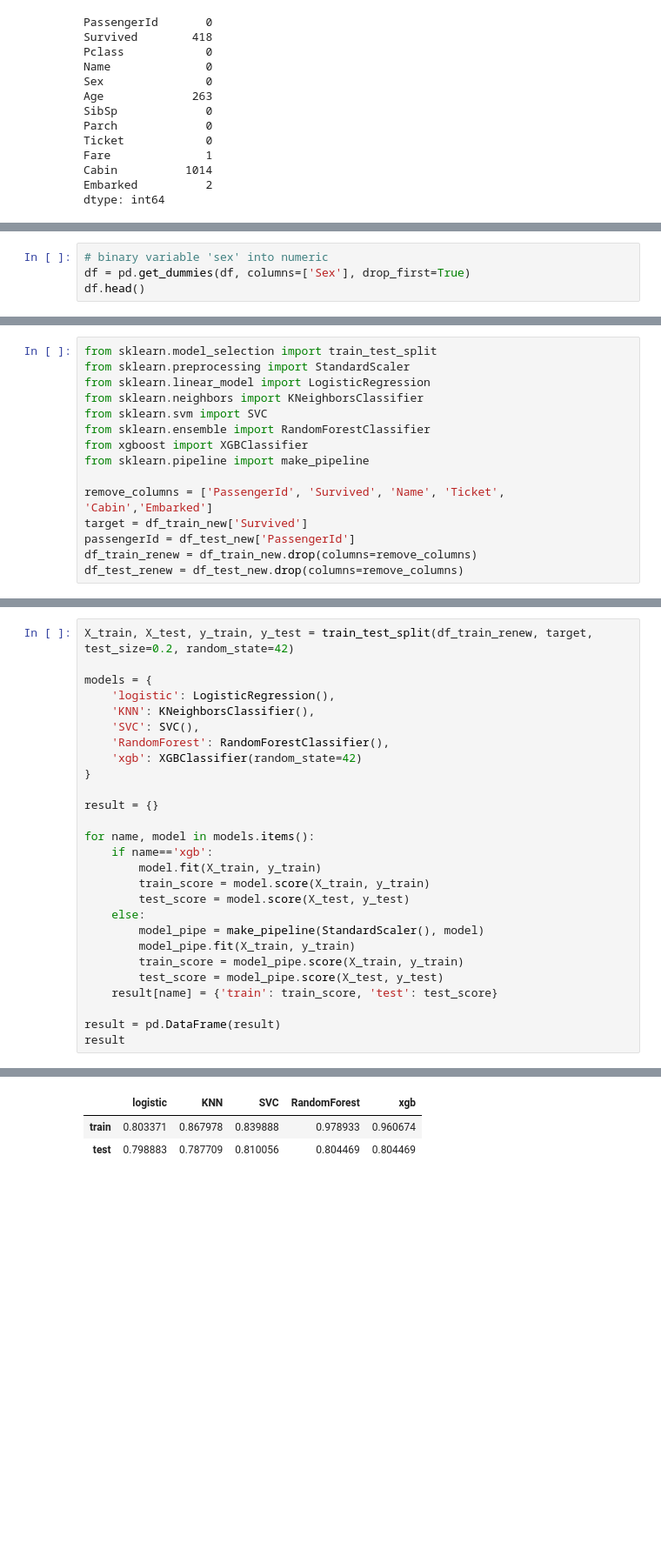
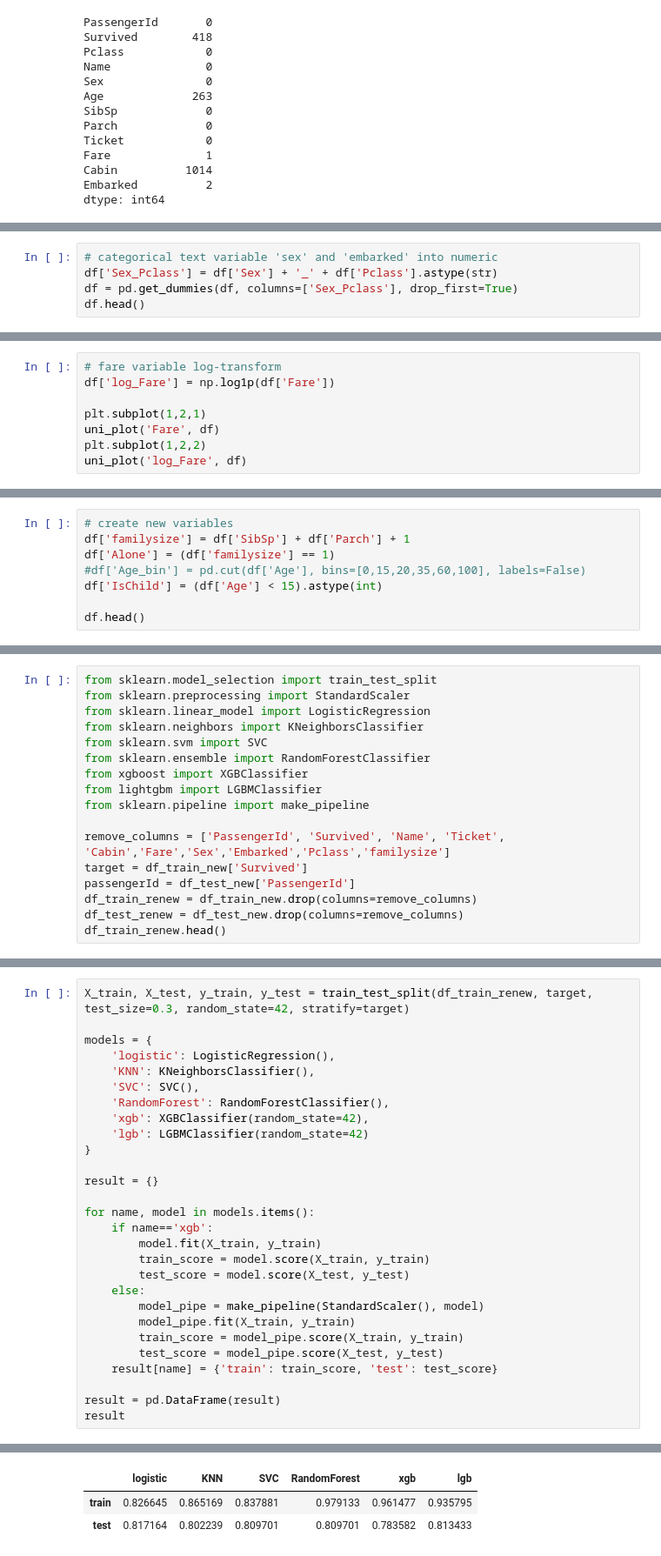
Before and after one commit to fumiya2001/DS-portfolio, a Jupyter notebook: titanic/titanic-1.ipynb, the cells around one changed output, grey strips where cells are left out. Shown: that part at 87% size. Cells and saved outputs as stored; diff of their text form; blank space fills up the shorter version.

```diff
--- a/titanic/titanic-1.ipynb
+++ b/titanic/titanic-1.ipynb
@@ -105,5 +180,6 @@ uni_plot('Age',df)
 # %%
-# binary variable 'sex' into numeric
-df = pd.get_dummies(df, columns=['Sex'], drop_first=True)
+# categorical text variable 'sex' and 'embarked' into numeric
+df['Sex_Pclass'] = df['Sex'] + '_' + df['Pclass'].astype(str)
+df = pd.get_dummies(df, columns=['Sex_Pclass'], drop_first=True)
 df.head()
 # %% [output]
@@ -115,0 +192,8 @@ df.head()
+# %%
+# fare variable log-transform
+df['log_Fare'] = np.log1p(df['Fare'])
+
+plt.subplot(1,2,1)
+uni_plot('Fare', df)
+plt.subplot(1,2,2)
+uni_plot('log_Fare', df)
@@ -115,0 +202,8 @@ df.head()
+# %%
+# create new variables
+df['familysize'] = df['SibSp'] + df['Parch'] + 1
+df['Alone'] = (df['familysize'] == 1)
+#df['Age_bin'] = pd.cut(df['Age'], bins=[0,15,20,35,60,100], labels=False)
+df['IsChild'] = (df['Age'] < 15).astype(int)
+
+df.head()
@@ -125,10 +252,12 @@ from sklearn.neighbors import KNeighborsClassifier
 from sklearn.svm import SVC
 from sklearn.ensemble import RandomForestClassifier
 from xgboost import XGBClassifier
+from lightgbm import LGBMClassifier
 from sklearn.pipeline import make_pipeline
 
-remove_columns = ['PassengerId', 'Survived', 'Name', 'Ticket', 'Cabin','Embarked']
+remove_columns = ['PassengerId', 'Survived', 'Name', 'Ticket', 'Cabin','Fare','Sex','Embarked','Pclass','familysize']
 target = df_train_new['Survived']
 passengerId = df_test_new['PassengerId']
 df_train_renew = df_train_new.drop(columns=remove_columns)
 df_test_renew = df_test_new.drop(columns=remove_columns)
+df_train_renew.head()
@@ -135,12 +271,13 @@ df_test_renew = df_test_new.drop(columns=remove_columns)
 # %%
-X_train, X_test, y_train, y_test = train_test_split(df_train_renew, target, test_size=0.2, random_state=42)
+X_train, X_test, y_train, y_test = train_test_split(df_train_renew, target, test_size=0.3, random_state=42, stratify=target)
 
 models = {
     'logistic': LogisticRegression(),
     'KNN': KNeighborsClassifier(),
     'SVC': SVC(),
     'RandomForest': RandomForestClassifier(),
-    'xgb': XGBClassifier(random_state=42)
+    'xgb': XGBClassifier(random_state=42),
+    'lgb': LGBMClassifier(random_state=42)
 }
 
 result = {}
@@ -163,3 +317,3 @@ result
-|  | logistic | KNN | SVC | RandomForest | xgb |
-| train | 0.803371 | 0.867978 | 0.839888 | 0.978933 | 0.960674 |
-| test | 0.798883 | 0.787709 | 0.810056 | 0.804469 | 0.804469 |
+|  | logistic | KNN | SVC | RandomForest | xgb | lgb |
+| train | 0.826645 | 0.865169 | 0.837881 | 0.979133 | 0.961477 | 0.935795 |
+| test | 0.817164 | 0.802239 | 0.809701 | 0.809701 | 0.783582 | 0.813433 |
```
Also changed, not shown: parts of 38 cells of this notebook.
